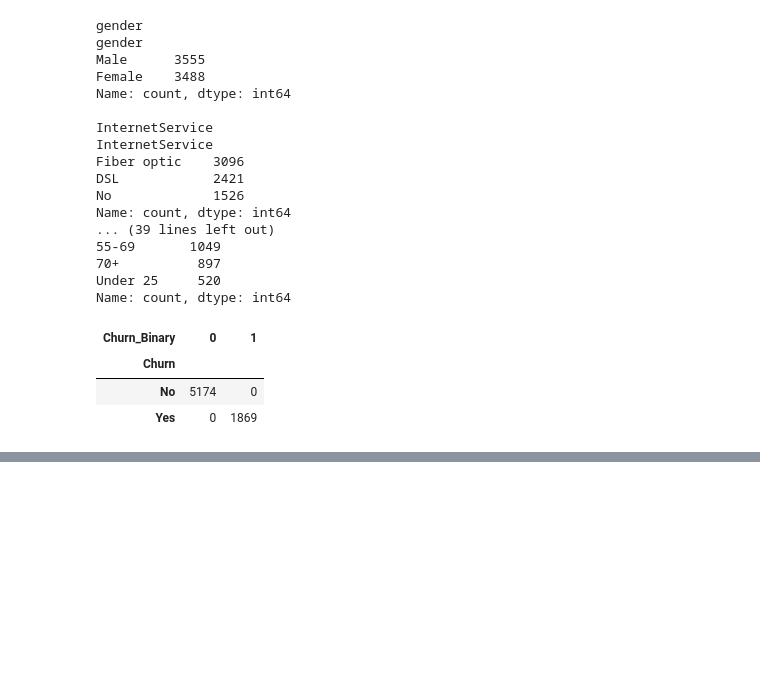
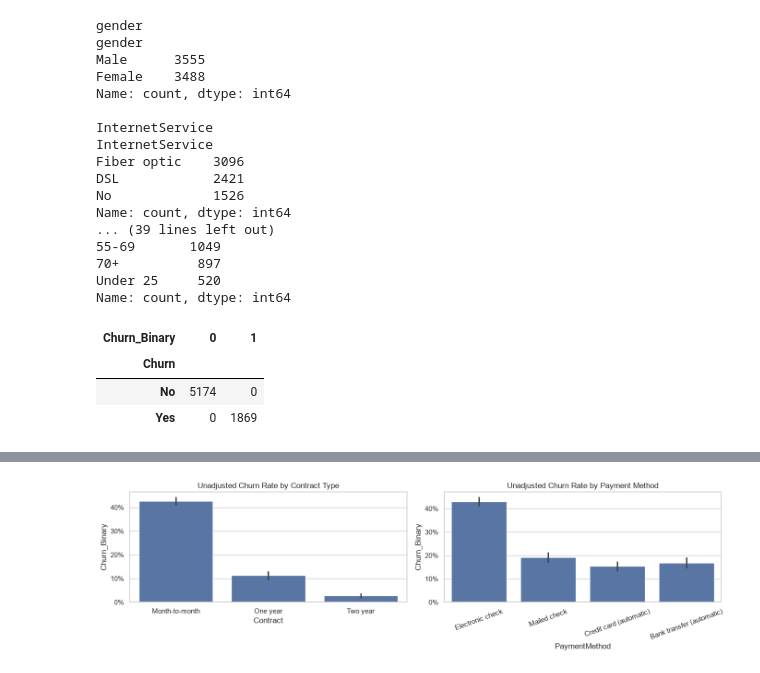
Before and after one commit to pondnatalie/Churn_Project_Tellecommunications, a Jupyter notebook: Churn_Project.ipynb, the cells around one changed output, grey strips where cells are left out. Saved outputs shown, nothing was run; the diff lists cells and outputs as text; code cells hidden in the pictures; blank space fills up the shorter version.

```diff
--- a/Churn_Project.ipynb
+++ b/Churn_Project.ipynb
@@ -1426,0 +1859,100 @@ df.to_csv("Churn_cleaned.csv", index=False)
+# %%
+# 1. Unadjusted Simple Churn Rates
+
+fig, axes = plt.subplots(1, 2, figsize=(14, 4))
+
+sns.barplot(data=df, x='Contract', y='Churn_Binary', ax=axes[0])
+axes[0].set_title('Unadjusted Churn Rate by Contract Type')
+axes[0].yaxis.set_major_formatter('{x:.0%}')
+
+sns.barplot(data=df, x='PaymentMethod', y='Churn_Binary', ax=axes[1])
+axes[1].set_title('Unadjusted Churn Rate by Payment Method')
+axes[1].tick_params(axis='x', rotation=20)
+axes[1].yaxis.set_major_formatter('{x:.0%}')
+
+plt.tight_layout()
+plt.show()
+
+
+# 2. Confounding Table
+
+confounding = df.groupby('PaymentMethod').agg(
+    Median_Tenure=('tenure', 'median'),
+    Median_Sat=('CustomerSatisfactionScore', 'median'),
+    Median_Delay=('AveragePaymentDelayDays', 'median'),
+    Churn_Rate=('Churn_Binary', 'mean')
+).reset_index()
+
+confounding['Churn_Rate'] = (confounding['Churn_Rate'] * 100).round(1)
+
+print("=== Confounding Factors Across Payment Methods ===")
+display(confounding)
+
+
+# 3 & 4. Unadjusted vs Adjusted Full Model Logistic Regression
+
+# Select Contract and Payment Method predictors
+contract_pm_cols = [
+    c for c in X_train.columns
+    if c.startswith('Contract_') or c.startswith('PaymentMethod_')
+]
+
+# Simple model
+X_simple = sm.add_constant(X_train[contract_pm_cols]).astype(float)
+m_simple = sm.Logit(y_train.astype(float), X_simple).fit(disp=False)
+
+# Full model
+X_full = sm.add_constant(X_train).astype(float)
+m_full = sm.Logit(y_train.astype(float), X_full).fit(disp=False)
+
+
+# 5. Dot Plot Comparing Simple vs Adjusted Odds Ratios
+
+or_simple = np.exp(m_simple.params[contract_pm_cols])
+or_full = np.exp(m_full.params[contract_pm_cols])
+
+comp_df = pd.DataFrame({
+    'Feature': contract_pm_cols,
+    'Unadjusted OR': or_simple.values,
+    'Adjusted OR': or_full[contract_pm_cols].values
+})
+
+comp_df = comp_df.melt(
+    id_vars='Feature',
+    var_name='Model',
+    value_name='Odds Ratio'
+)
+
+plt.figure(figsize=(9, 5))
+
+sns.scatterplot(
+    data=comp_df,
+    x='Odds Ratio',
+    y='Feature',
+    hue='Model'
+)
+
+plt.axvline(1, color='black', linestyle=':')
+plt.title('Odds Ratio Attenuation: Unadjusted vs. Full Model')
+plt.ylabel('Feature')
+plt.tight_layout()
+plt.show()
+
+
+# 6. Age Sub-question & Chi-Square Test
+
+df['Age_Group'] = pd.qcut(df['CustomerAge'], q=4, duplicates='drop')
+
+contingency_tab = pd.crosstab(
+    df['Age_Group'],
+    df['PaperlessBilling']
+)
+
+chi2, p_val, dof, expected = stats.chi2_contingency(contingency_tab)
+
+print(
+    f"Chi-Square test for Age Group vs Paperless Billing: "
+    f"Chi2 = {chi2:.2f}, p-value = {p_val:.4f}"
+)
+# %% [output]
+[figure, added]
```
Also changed, not shown: parts of 28 cells of this notebook, 1 other file.
